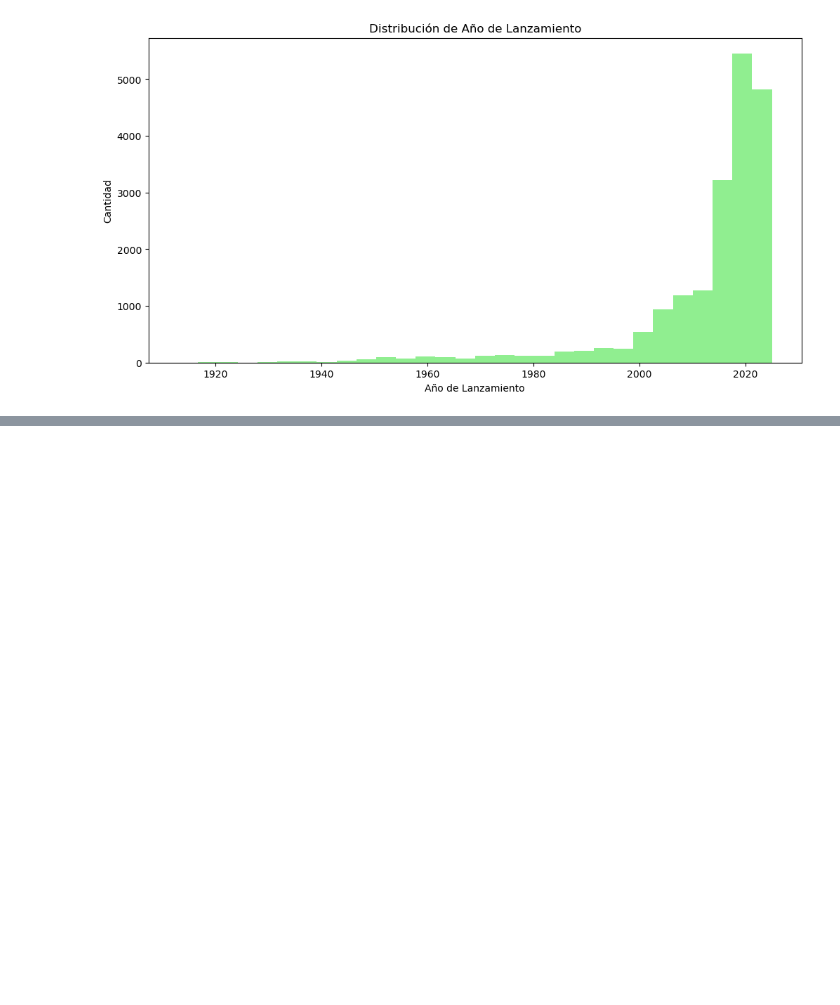
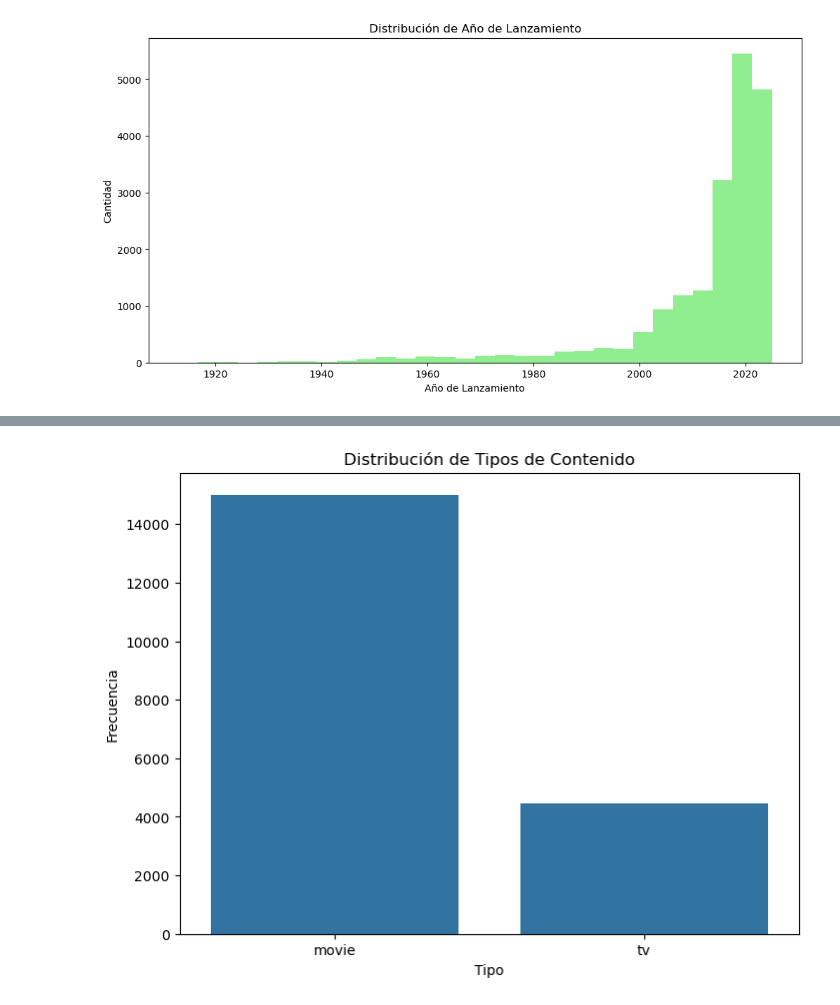
Before and after one commit to ferrpm/netflix-recommender, a Jupyter notebook: movie_series_recommender.ipynb, the cells around one changed output, grey strips where cells are left out. Cells and saved outputs as stored; diff of their text form; code cells hidden in the pictures; blank space fills up the shorter version.

```diff
--- a/movie_series_recommender.ipynb
+++ b/movie_series_recommender.ipynb
@@ -168,0 +236,13 @@ plt.show()
+# %%
+# Contar las categorías 'type' (película o serie)
+type_counts = netflix_df['type'].value_counts()
+
+# Graficar la distribución de tipos
+plt.figure(figsize=(8,6))
+sns.barplot(x=type_counts.index, y=type_counts.values)
+plt.title('Distribución de Tipos de Contenido')
+plt.xlabel('Tipo')
+plt.ylabel('Frecuencia')
+plt.show()
+# %% [output]
+[figure, added]
```
Also changed, not shown: parts of 4 cells of this notebook.
